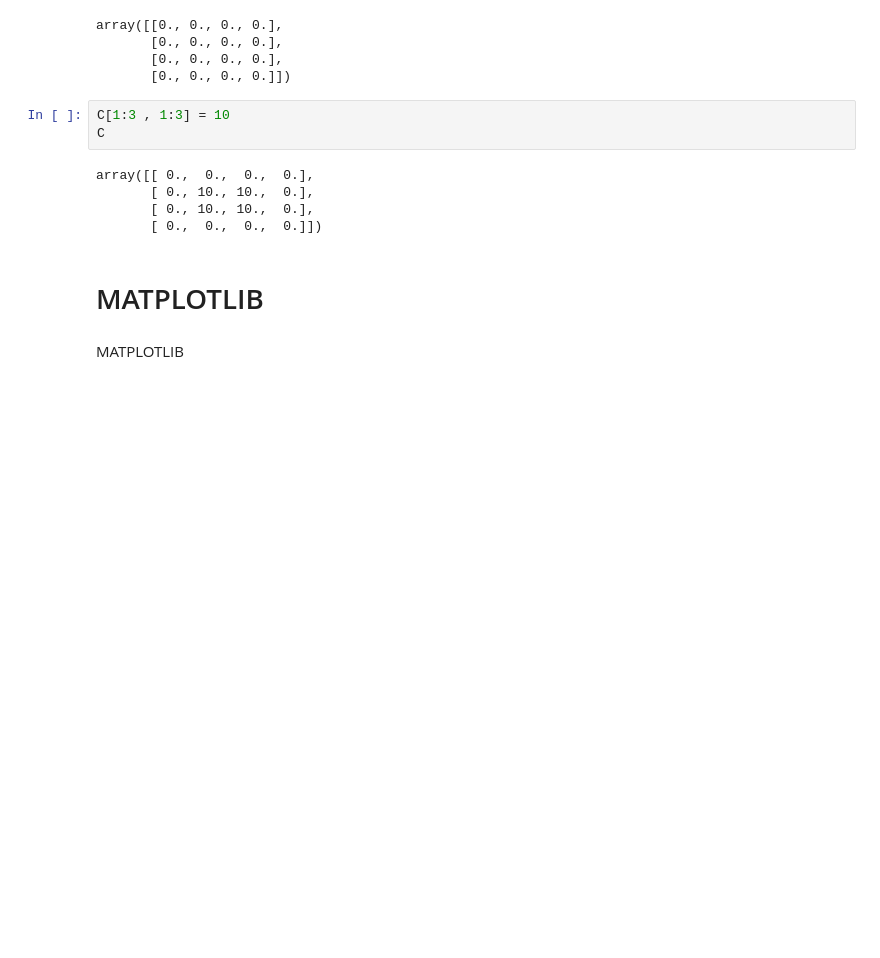
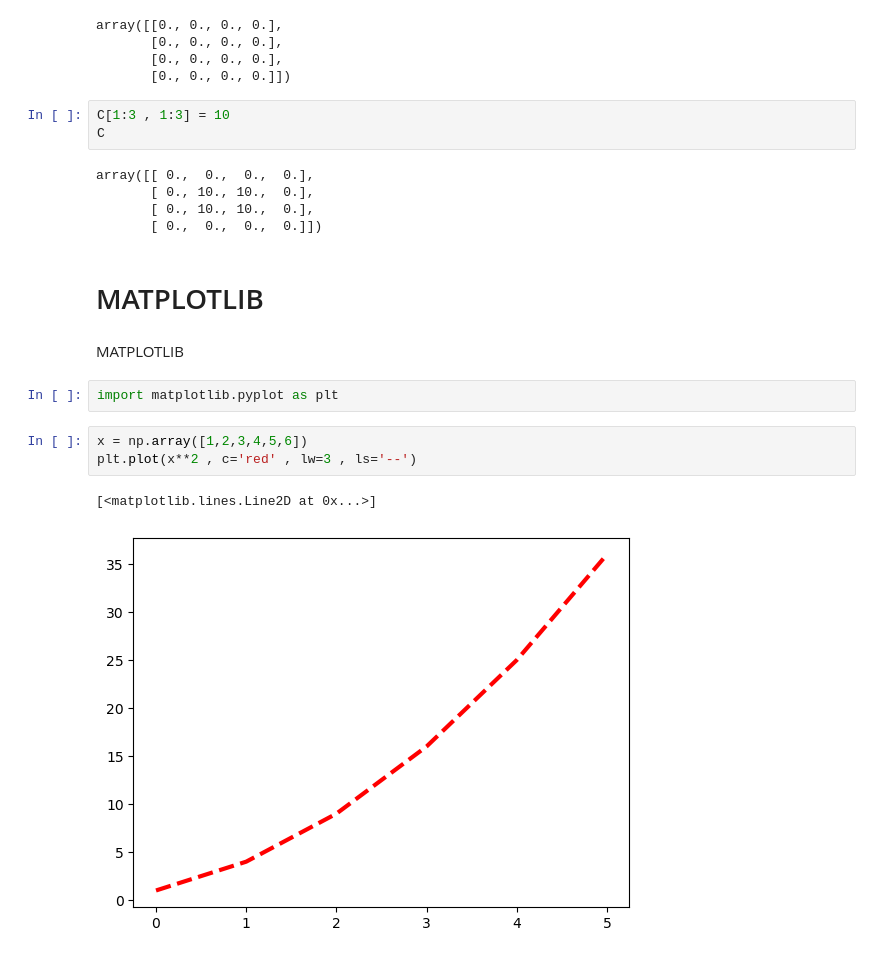
Before and after one commit to DST-NDIAYE/Data-Science-, a Jupyter notebook: revision.ipynb, the cells around one changed output. Drawn from its saved outputs; the diff is of its cells as text; blank space fills up the shorter version.

Commit message:
fin MATPLOTLIB

```diff
--- a/revision.ipynb
+++ b/revision.ipynb
@@ -104,3 +103,11 @@ array([[ 0.,  0.,  0.,  0.],
 # MATPLOTLIB
 # %% [markdown]
 MATPLOTLIB
+# %%
+import matplotlib.pyplot as plt
+# %%
+x = np.array([1,2,3,4,5,6])
+plt.plot(x**2 , c='red' , lw=3 , ls='--')
+# %% [output]
+[<matplotlib.lines.Line2D at 0x...>]
+[figure, added]
```
Also changed, not shown: parts of 8 cells of this notebook.
